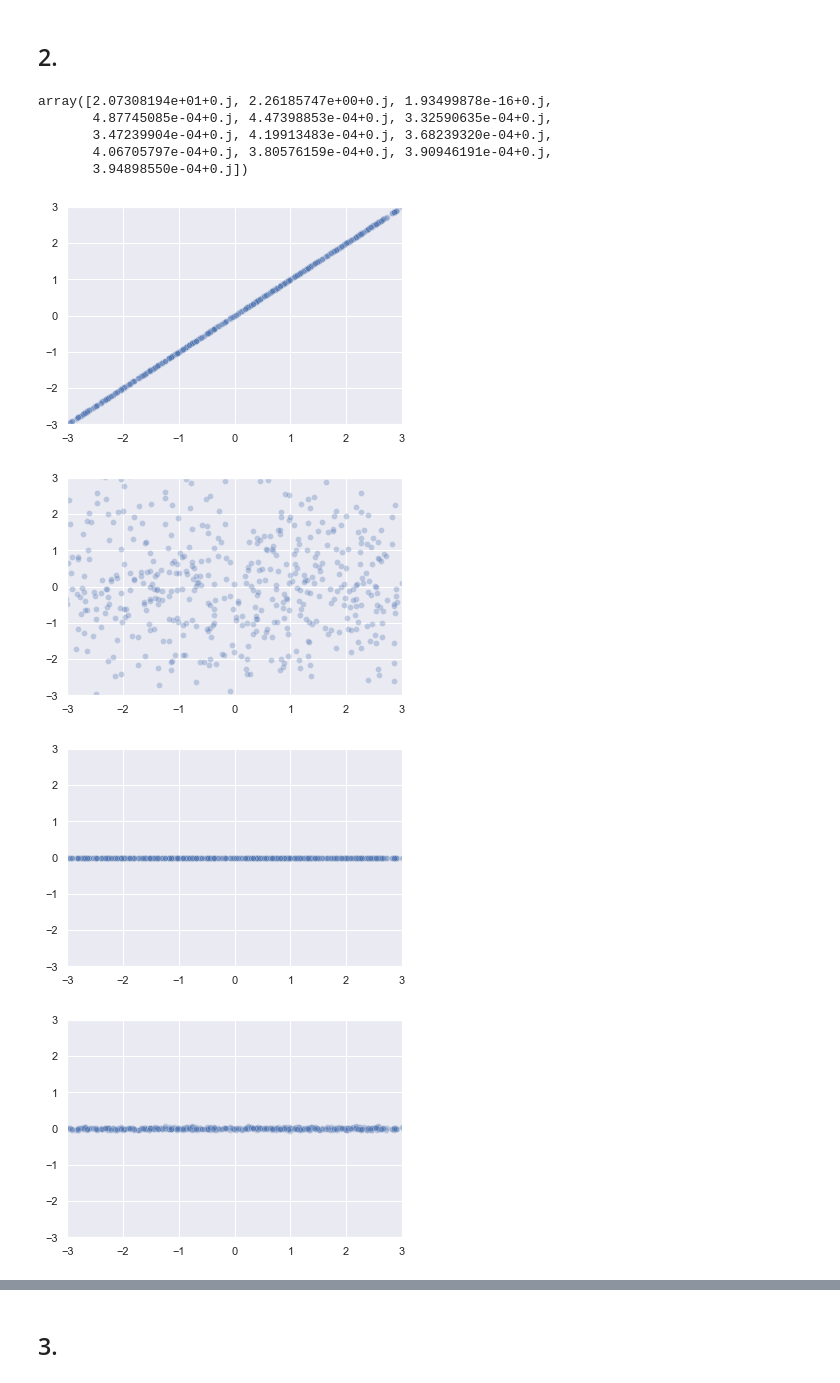
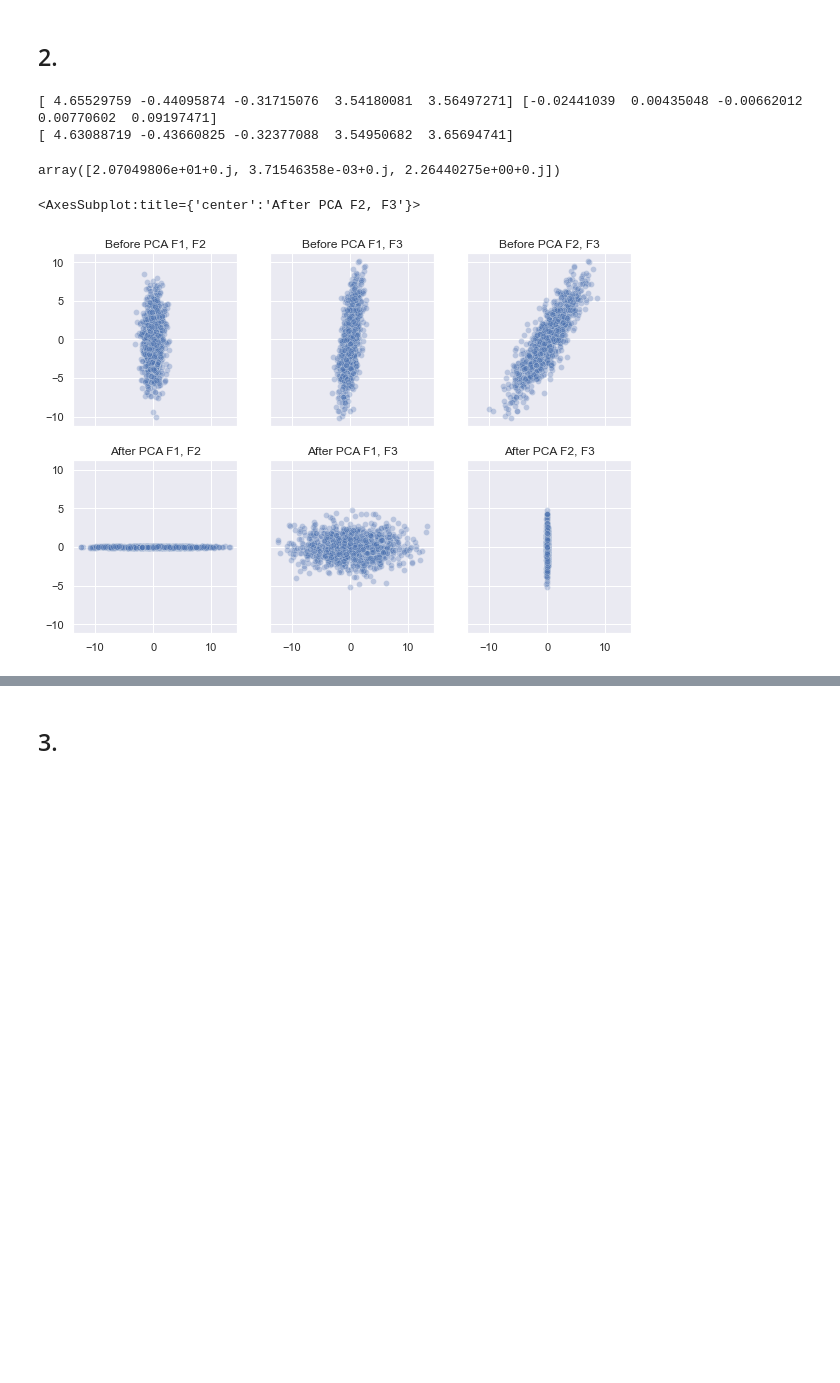
Before and after one commit to maxhoeth/LaboratoryOfComputationalPhysics_Y4, a Jupyter notebook: ex_07_maxhoeth.ipynb, the cells around one changed output, grey strips where cells are left out. Saved outputs shown, nothing was run; the diff lists cells and outputs as text; code cells hidden in the pictures; blank space fills up the shorter version.

```diff
--- a/ex_07_maxhoeth.ipynb
+++ b/ex_07_maxhoeth.ipynb
@@ -90,30 +93,35 @@ We see that the plots with F2 are reduced to one dimension due to the small impa
 # %% [markdown]
 ## 2.
 # %%
-g = np.random.normal(loc=0 ,scale=1/50, size=(10, N))
-df = np.append(df, g, axis=0)
+g = np.random.normal(loc=0 ,scale=3/50, size=(3, N))
+df = df+ g
+# %% [output]
+[ 4.65529759 -0.44095874 -0.31715076  3.54180081  3.56497271] [-0.02441039  0.00435048 -0.00662012  0.00770602  0.09197471]
+[ 4.63088719 -0.43660825 -0.32377088  3.54950682  3.65694741]
 # %%
 cov2 = np.cov(df)
 l02, V02 = la.eig(cov2)
 Lambda2 = np.diag(l02)
 l02
 # %% [output]
-array([2.07308194e+01+0.j, 2.26185747e+00+0.j, 1.93499878e-16+0.j,
-       4.87745085e-04+0.j, 4.47398853e-04+0.j, 3.32590635e-04+0.j,
-       3.47239904e-04+0.j, 4.19913483e-04+0.j, 3.68239320e-04+0.j,
-       4.06705797e-04+0.j, 3.80576159e-04+0.j, 3.90946191e-04+0.j,
-       3.94898550e-04+0.j])
+array([2.07049806e+01+0.j, 3.71546358e-03+0.j, 2.26440275e+00+0.j])
 # %%
 (Lambda2[0,0]+Lambda2[1,1])/np.trace(Lambda2)
 df_new = np.dot(V02.T, df)
 # %%
-for i in df_new:
-    fig
-    sns.scatterplot(x=df_new[0,:], y=i, alpha=0.3)
-    plt.axis([-3,3,-3,3])
-    plt.show()
+fig, axes = plt.subplots(2, 3, figsize=(10,7), sharex=True, sharey=True)
+axes[0,0].set_title('Before PCA F1, F2')
+axes[0,1].set_title('Before PCA F1, F3')
+axes[0,2].set_title('Before PCA F2, F3')
+axes[1,0].set_title('After PCA F1, F2')
+axes[1,1].set_title('After PCA F1, F3')
+axes[1,2].set_title('After PCA F2, F3')
+sns.scatterplot(ax=axes[0, 0], x=df[0,:], y=df[1,:], alpha=0.3)
+sns.scatterplot(ax=axes[0, 1], x=df[0,:], y=df[2,:], alpha=0.3)
+sns.scatterplot(ax=axes[0, 2], x=df[1,:], y=df[2,:], alpha=0.3)
+sns.scatterplot(ax=axes[1, 0], x=df_new[0,:], y=df_new[1,:], alpha=0.3)
+sns.scatterplot(ax=axes[1, 1], x=df_new[0,:], y=df_new[2,:], alpha=0.3)
+sns.scatterplot(ax=axes[1, 2], x=df_new[1,:], y=df_new[2,:], alpha=0.3)
 # %% [output]
+<AxesSubplot:title={'center':'After PCA F2, F3'}>
-[figure, old version]
+[figure, new version]
-[figure, removed]
-[figure, removed]
-[figure, removed]
```
Also changed, not shown: parts of 5 cells of this notebook.
